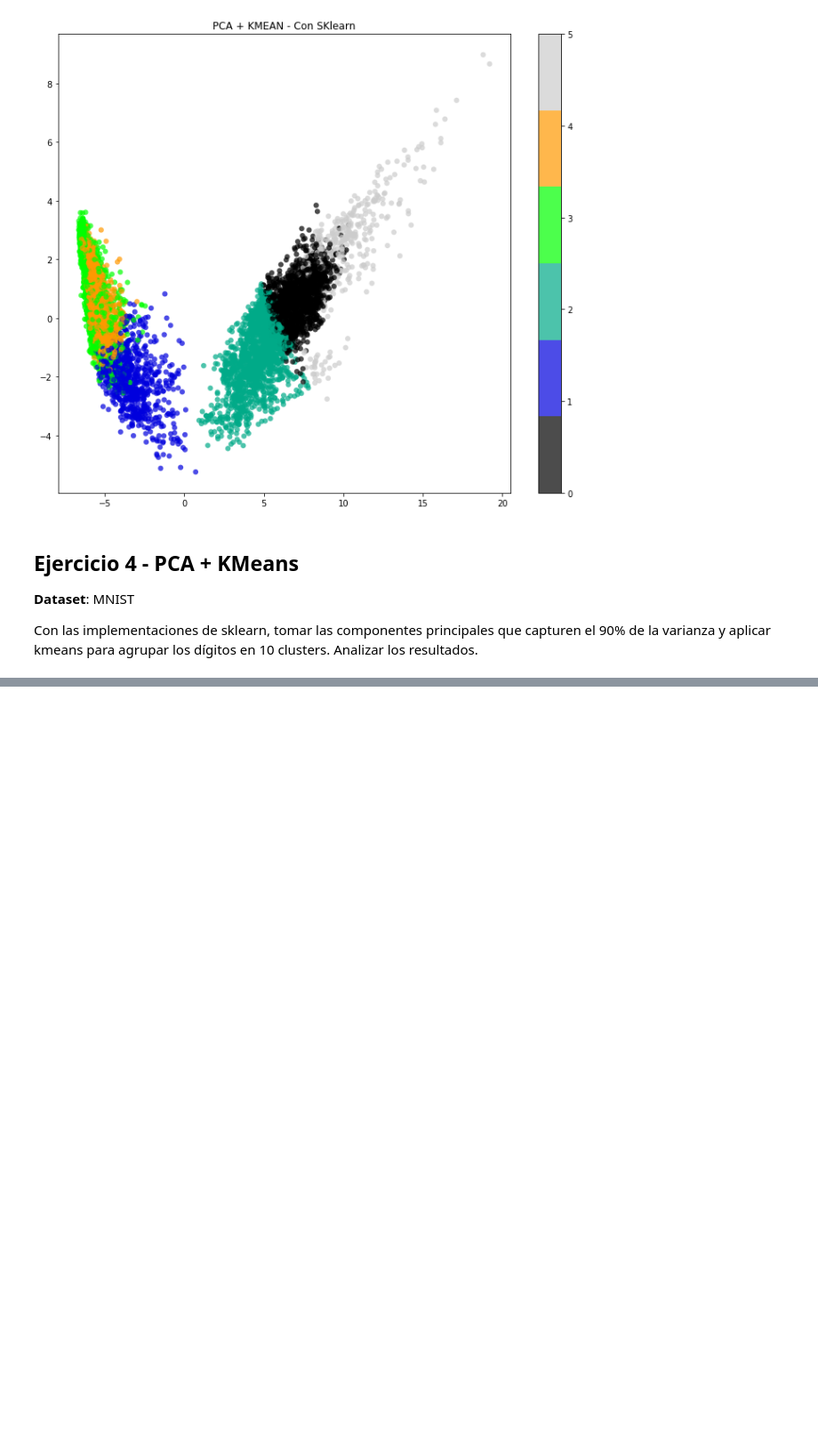
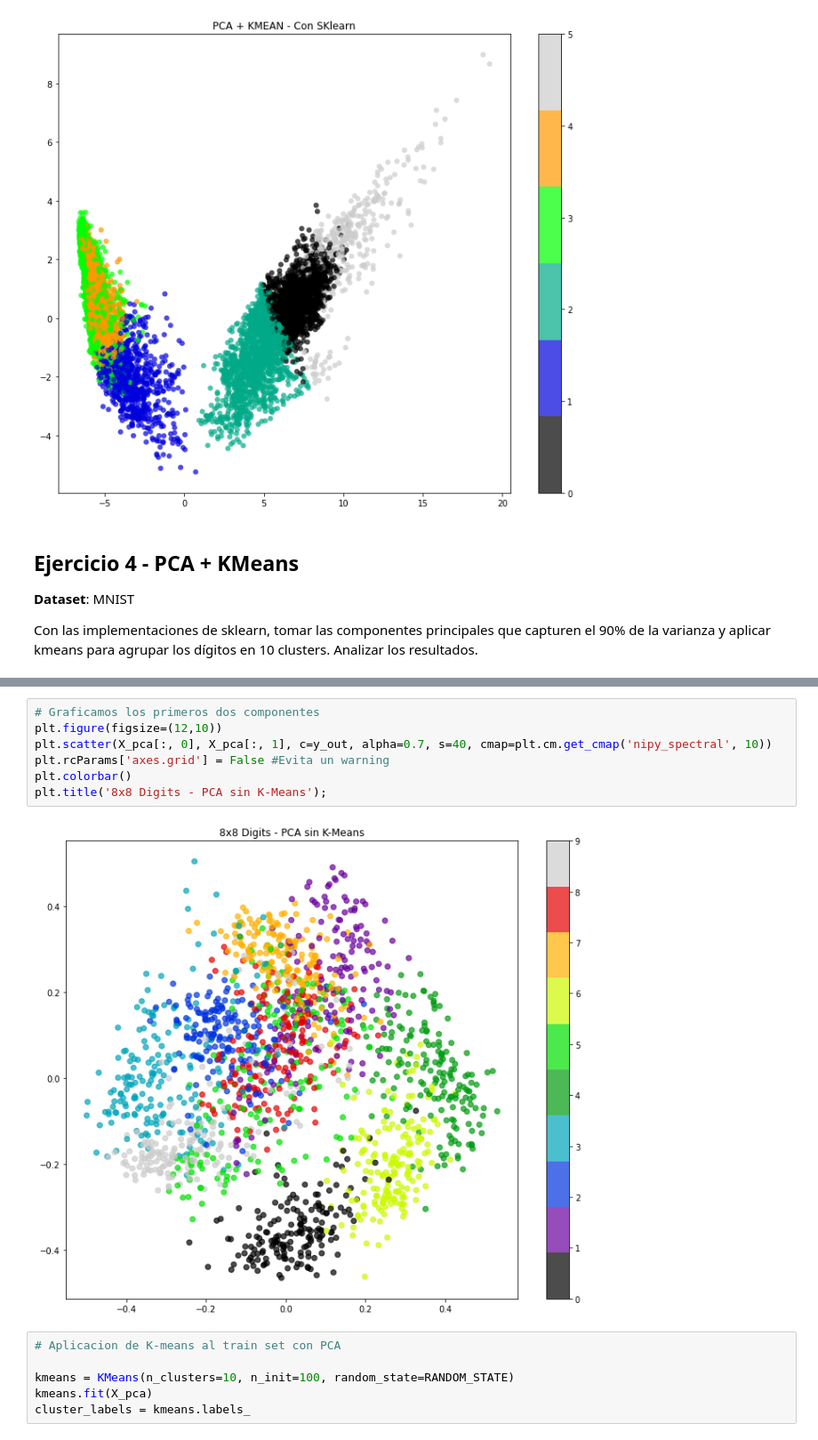
Before and after one commit to carlosdomenje/1B-Introduccion-IA, a Jupyter notebook: TP1/Trabajo_Practico_1.ipynb, the cells around one changed output, grey strips where cells are left out. Shown at 89% size. Cells and saved outputs as stored; diff of their text form; blank space fills up the shorter version.

```diff
--- a/TP1/Trabajo_Practico_1.ipynb
+++ b/TP1/Trabajo_Practico_1.ipynb
@@ -281,0 +318,15 @@ print("Componentes requeridas de PCA para llegar a 90% varianza: ",cant_componen
+# %%
+# Graficamos los primeros dos componentes
+plt.figure(figsize=(12,10))
+plt.scatter(X_pca[:, 0], X_pca[:, 1], c=y_out, alpha=0.7, s=40, cmap=plt.cm.get_cmap('nipy_spectral', 10))
+plt.rcParams['axes.grid'] = False #Evita un warning
+plt.colorbar()
+plt.title('8x8 Digits - PCA sin K-Means');
+# %% [output]
+[figure, added]
+# %%
+# Aplicacion de K-means al train set con PCA
+
+kmeans = KMeans(n_clusters=10, n_init=100, random_state=RANDOM_STATE)
+kmeans.fit(X_pca)
+cluster_labels = kmeans.labels_
```
Also changed, not shown: parts of 5 cells of this notebook.
